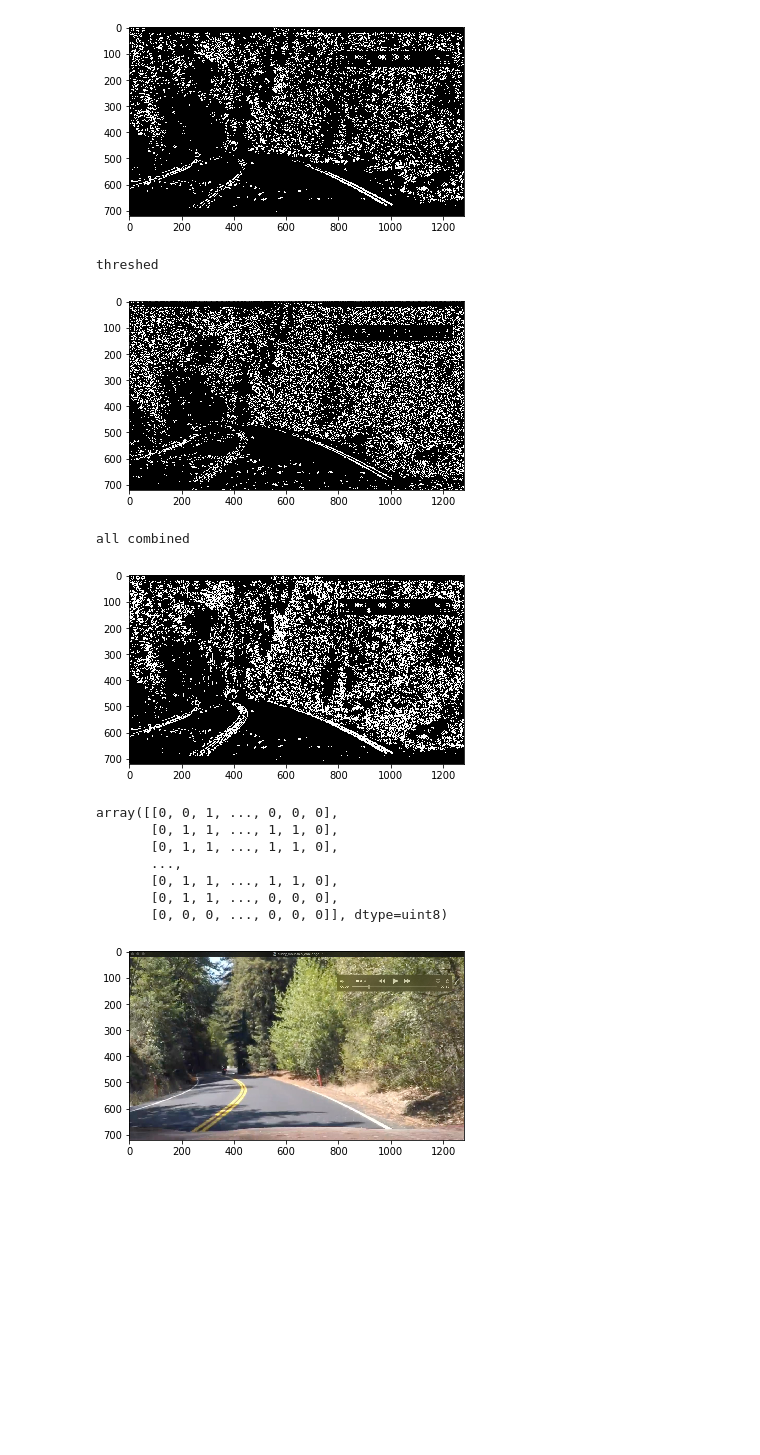
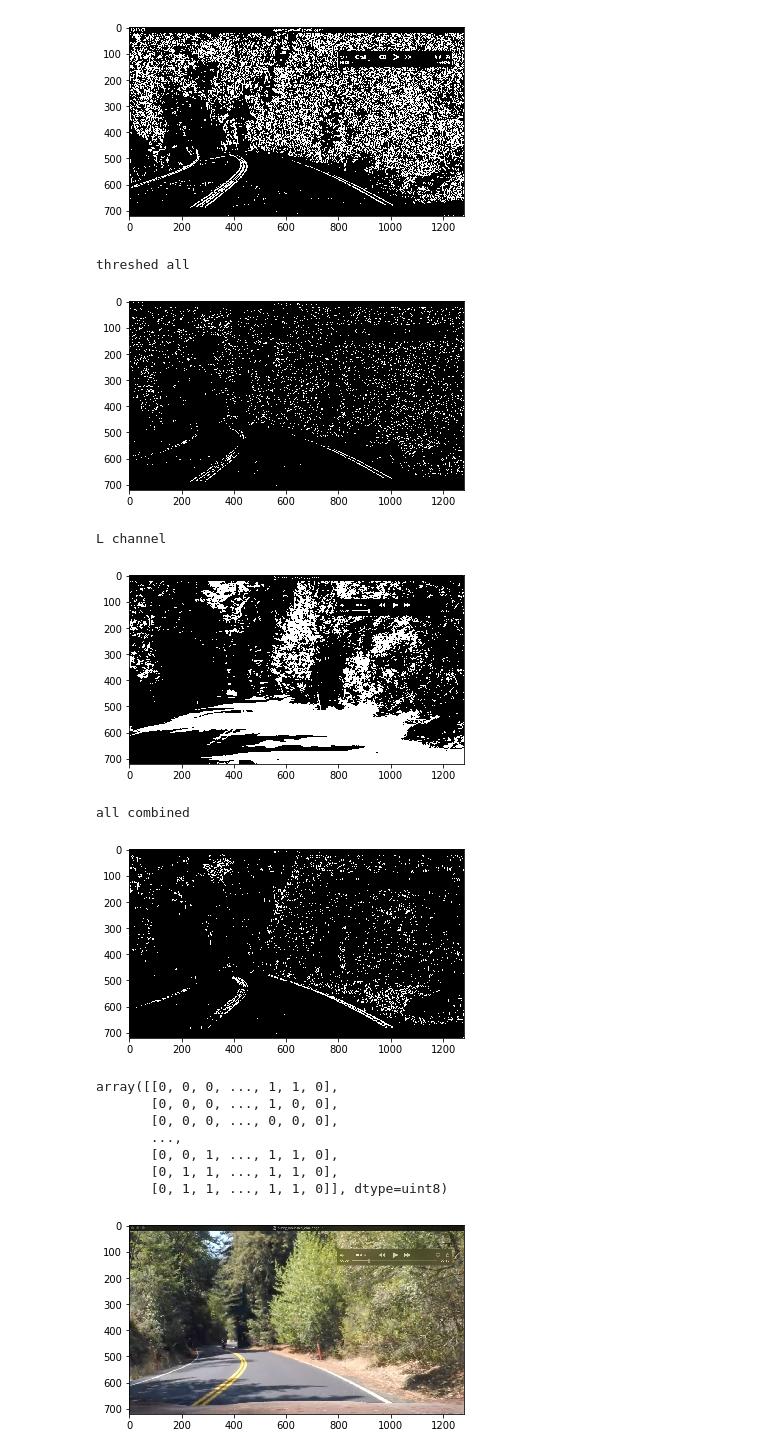
Before and after one commit to artxj/CarND-Advanced-Lane-Lines, a Jupyter notebook: lane_finder.ipynb, the cells around one changed output. Saved outputs shown, nothing was run; the diff lists cells and outputs as text; code cells hidden in the pictures; blank space fills up the shorter version.

```diff
--- a/lane_finder.ipynb
+++ b/lane_finder.ipynb
@@ -261,7 +261,7 @@ def test_func(image, show_plot=False):
     #s_binary_output = np.zeros_like(s_channel)
     #s_binary_output[(s_channel >= thresh[0]) & (s_channel <= thresh[1])] = 1
     #s_threshed = thresh_gray_image(s_channel, thresh=(95, 255))
-    s_binary_output = apply_sobel_thresh(s_channel, orient='x', thresh=(20, 100), kernel_size=25)
+    s_binary_output = apply_sobel_thresh(s_channel, orient='x', thresh=(40, 100), kernel_size=15)
     #sx_binary_output = apply_sobel_thresh(s_channel, orient='x', thresh=(10, 100), kernel_size=21)
     #sy_binary_output = apply_sobel_thresh(s_channel, orient='y', thresh=(10, 100), kernel_size=21)
     #sx_binary_output = apply_magnitude_sobel(s_channel,thresh=(15, 100), kernel_size=3)
@@ -302,7 +302,7 @@ def test_func(image, show_plot=False):
     # s_l[((threshed == 1) & (l_binary_output == 1)) | (s_binary_output == 1)] = 1
     # s_l[(sobelx == 1) | (s_binary_output == 1)] = 1
 
-    s_l[((sobelx == 1) & (l_binary_output == 1)) | (s_binary_output == 1)] = 1
+    s_l[((threshed == 1) & (l_binary_output == 1)) | (s_binary_output == 1)] = 1
     if show_plot:
         print('all combined')
         show_image(s_l, cmap='gray')
@@ -380,7 +380,7 @@ def test_func2(image, show_plot=False):
     show_image(v_channel, cmap='gray')
 
 image = read_image('./test_images/hard3.jpg')
-test_func3(image, show_plot=True)
+test_func(image, show_plot=True)
 # %% [output]
 [figure]
 s channel
@@ -391,15 +391,17 @@ sobeled
-[figure, old version]
+[figure, new version]
-threshed
+threshed all
-[figure, old version]
+[figure, new version]
-all combined
+L channel
-[figure, old version]
+[figure, new version]
-array([[0, 0, 1, ..., 0, 0, 0],
-       [0, 1, 1, ..., 1, 1, 0],
-       [0, 1, 1, ..., 1, 1, 0],
-       ...,
-       [0, 1, 1, ..., 1, 1, 0],
-       [0, 1, 1, ..., 0, 0, 0],
-       [0, 0, 0, ..., 0, 0, 0]], dtype=uint8)
+all combined
+[figure, added]
+array([[0, 0, 0, ..., 1, 1, 0],
+       [0, 0, 0, ..., 1, 0, 0],
+       [0, 0, 0, ..., 0, 0, 0],
+       ...,
+       [0, 0, 1, ..., 1, 1, 0],
+       [0, 1, 1, ..., 1, 1, 0],
+       [0, 1, 1, ..., 1, 1, 0]], dtype=uint8)
 # %%
 """
 Perspective transformation
```
Also changed, not shown: parts of 7 cells of this notebook.
